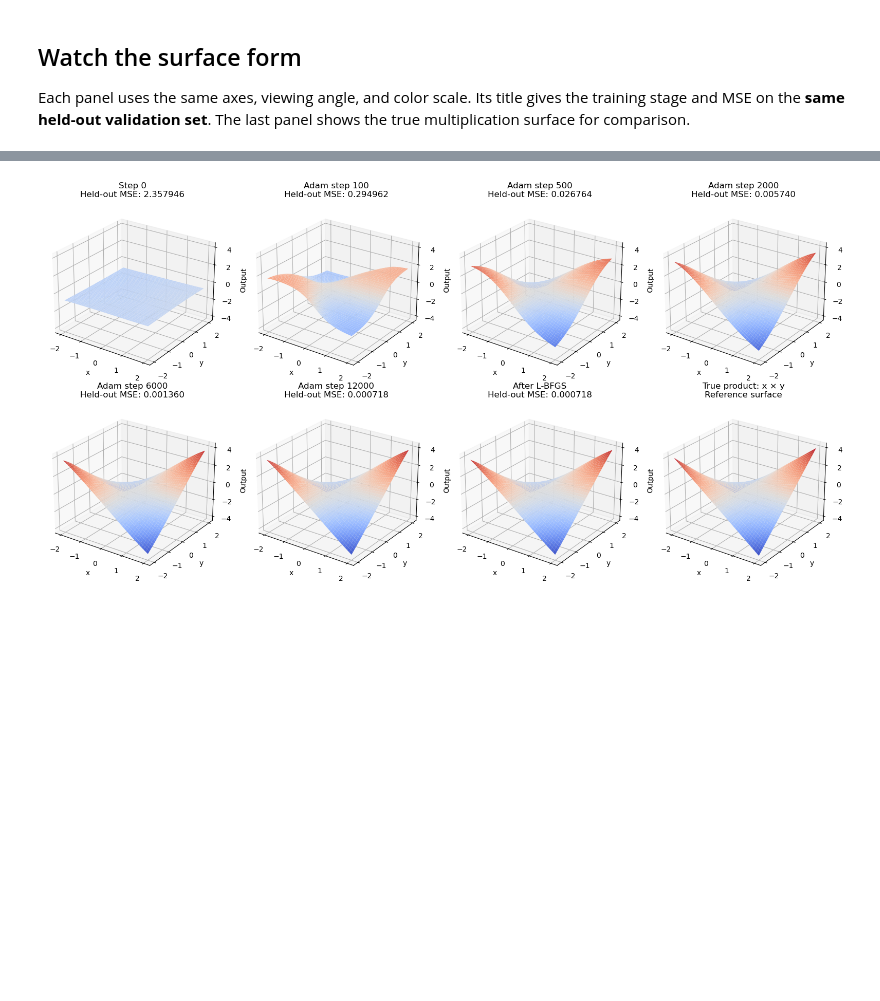
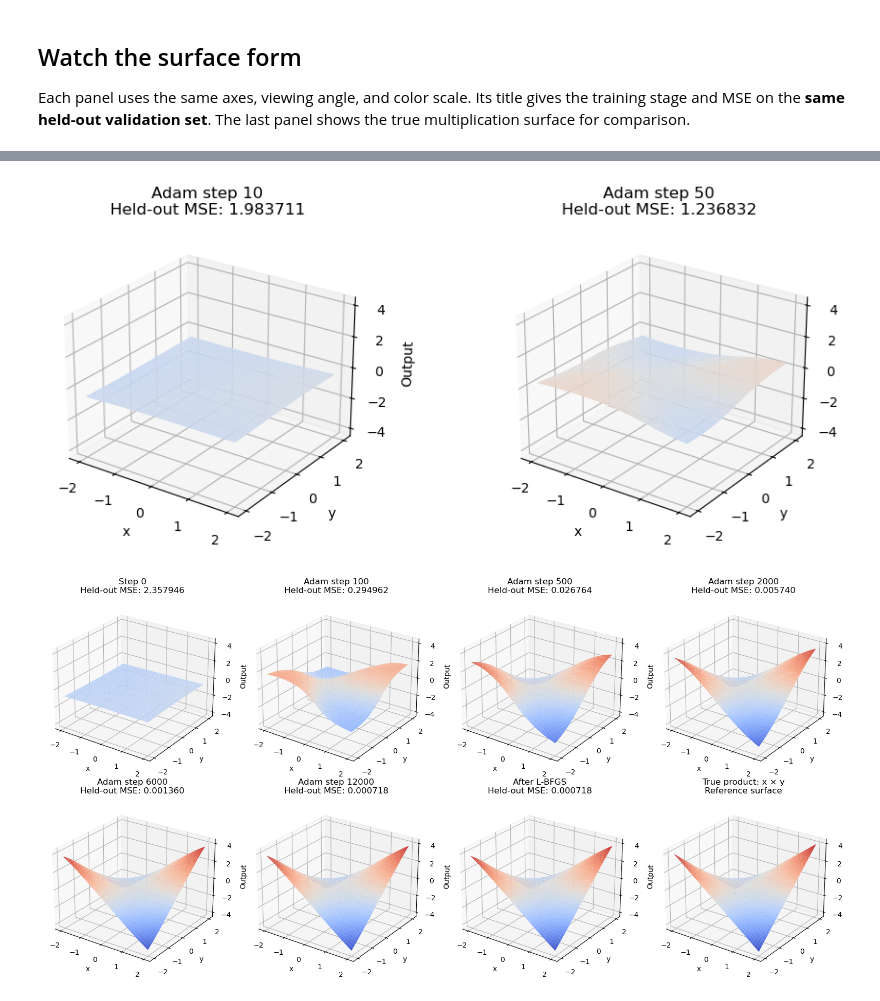
Before and after one commit to isaacwu2000/NN-Interp, a Jupyter notebook: main.ipynb, the cells around one changed output, grey strips where cells are left out. Drawn from its saved outputs; the diff is of its cells as text; code cells hidden in the pictures; blank space fills up the shorter version.

Commit message:
Finish refinement of visuals and clarity

```diff
--- a/main.ipynb
+++ b/main.ipynb
@@ -146,3 +150,47 @@ Each panel uses the same axes, viewing angle, and color scale. Its title gives t
+# %%
+# Replay only 50 updates on a separate model; preserve the main model and RNG.
+# This cell needs only the imports, so it can run without the long training cell.
+early_snapshots = []
+with torch.random.fork_rng(devices=[]):
+    torch.manual_seed(42)
+    early_train_x = 4 * torch.rand(4096, 2) - 2
+    early_validation_x = 4 * torch.rand(4096, 2) - 2
+    early_train_y = early_train_x[:, :1] * early_train_x[:, 1:2]
+    early_validation_y = early_validation_x[:, :1] * early_validation_x[:, 1:2]
+    early_model = nn.Sequential(
+        nn.Linear(2, 4), nn.Tanh(),
+        nn.Linear(4, 2), nn.Tanh(), nn.Linear(2, 1),
+    )
+    early_optimizer = torch.optim.Adam(early_model.parameters(), lr=0.01)
+    early_axis = torch.linspace(-2, 2, 41)
+    early_xx, early_yy = torch.meshgrid(early_axis, early_axis, indexing="xy")
+    early_grid = torch.stack([early_xx.flatten(), early_yy.flatten()], dim=1)
+
+    for step in range(1, 51):
+        early_loss = nn.functional.mse_loss(early_model(early_train_x), early_train_y)
+        early_optimizer.zero_grad()
+        early_loss.backward()
+        early_optimizer.step()
+        if step in (10, 50):
+            with torch.no_grad():
+                mse = nn.functional.mse_loss(
+                    early_model(early_validation_x), early_validation_y
+                ).item()
+                surface = early_model(early_grid).reshape(early_xx.shape).clone()
+                early_snapshots.append((step, mse, surface))
+
+fig = plt.figure(figsize=(10, 4))
+for i, (step, mse, surface) in enumerate(early_snapshots):
+    ax = fig.add_subplot(1, 2, i + 1, projection="3d")
+    ax.plot_surface(early_xx.numpy(), early_yy.numpy(), surface.numpy(),
+                    cmap="coolwarm", vmin=-4, vmax=4, linewidth=0)
+    ax.set(xlabel="x", ylabel="y", zlabel="Output", zlim=(-4.5, 4.5),
+           title=f"Adam step {step}\nHeld-out MSE: {mse:.6f}")
+    ax.view_init(elev=25, azim=-55)
+plt.tight_layout()
+plt.show()
+# %% [output]
+[figure, added]
 # %%
 fig = plt.figure(figsize=(16, 8))
 for i, (label, mse, surface) in enumerate(snapshots):
```
Also changed, not shown: parts of 13 cells of this notebook, 1 other file.
